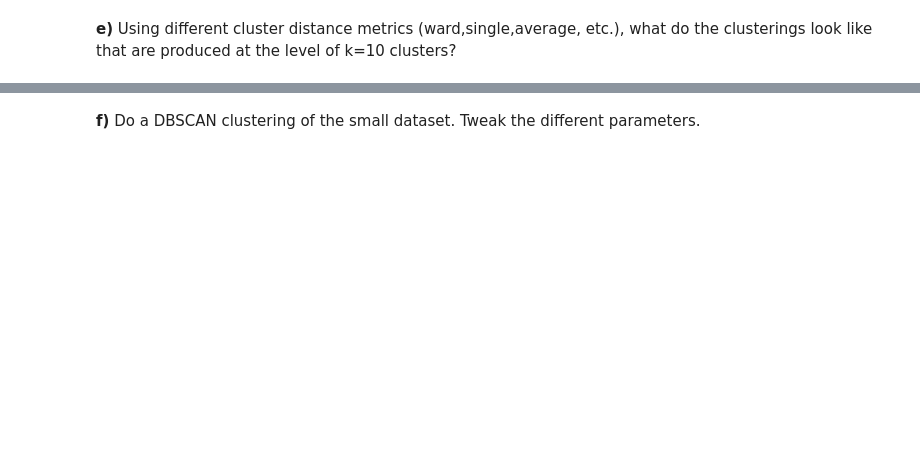
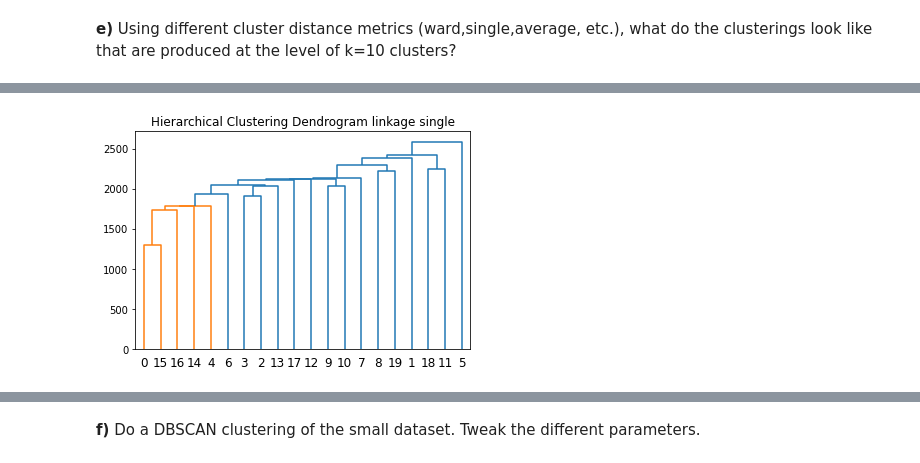
Before and after one commit to machine-learning6/machine-learning, a Jupyter notebook: Assignment_3.ipynb, the cells around one changed output, grey strips where cells are left out. Cells and saved outputs as stored; diff of their text form; code cells hidden in the pictures; blank space fills up the shorter version.

```diff
--- a/Assignment_3.ipynb
+++ b/Assignment_3.ipynb
@@ -803,0 +918,7 @@ AttributeError: 'dict' object has no attribute 'data'
+# %%
+agglomerative = AgglomerativeClustering(n_clusters=10,linkage='single',compute_distances=True)
+agglomerative.fit(small_mnist_data)
+plt.title("Hierarchical Clustering Dendrogram linkage single")
+plot_dendrogram(agglomerative)
+# %% [output]
+[figure, added]
```
Also changed, not shown: parts of 34 cells of this notebook, 2 other files.
